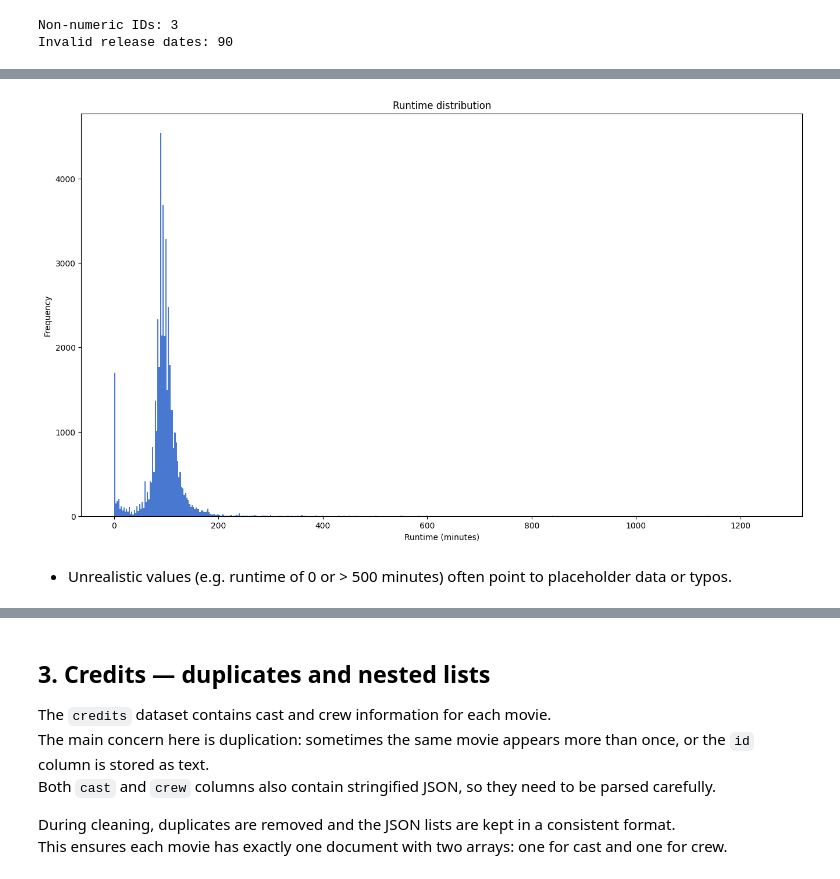
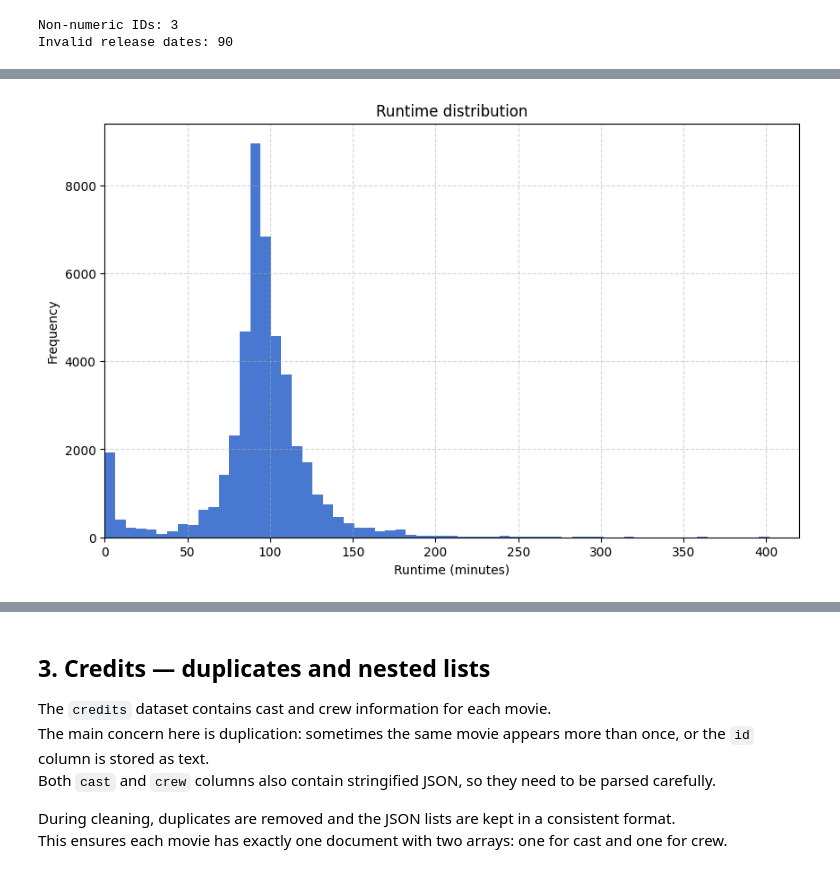
Before and after one commit to liangjizhu/ex3_VeryLargeDatabases, a Jupyter notebook: app/eda_movies.ipynb, the cells around one changed output, grey strips where cells are left out. Saved outputs shown, nothing was run; the diff lists cells and outputs as text; code cells hidden in the pictures.

```diff
--- a/app/eda_movies.ipynb
+++ b/app/eda_movies.ipynb
@@ -246,10 +272,10 @@ Invalid release dates: 90
 # %%
-movies["runtime"].dropna().plot(kind="hist", bins=500, figsize=(16,9))
+movies["runtime"].dropna().plot(kind="hist", bins=200, figsize=(10,6))
 plt.title("Runtime distribution")
 plt.xlabel("Runtime (minutes)")
 plt.ylabel("Frequency")
+plt.xlim(0, 420)
+plt.grid(True, linestyle='--', alpha=0.5)
 plt.show()
 # %% [output]
-[figure, old version]
+[figure, new version]
-# %% [markdown]
-- Unrealistic values (e.g. runtime of 0 or > 500 minutes) often point to placeholder data or typos.
```
Also changed, not shown: parts of 42 cells of this notebook, 2 other files.
